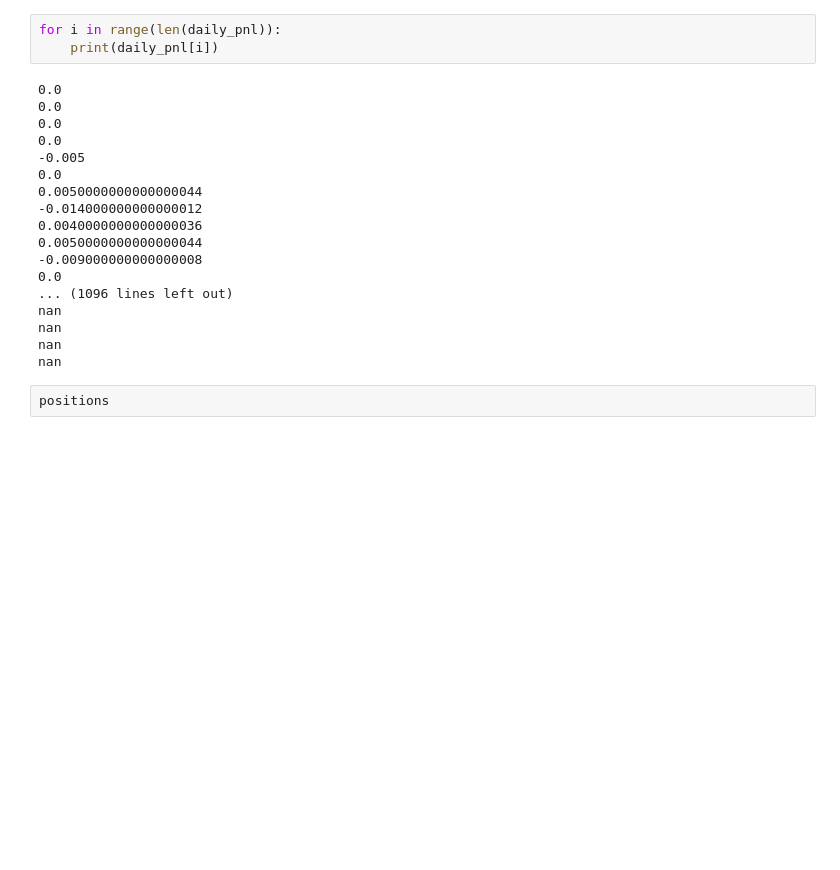
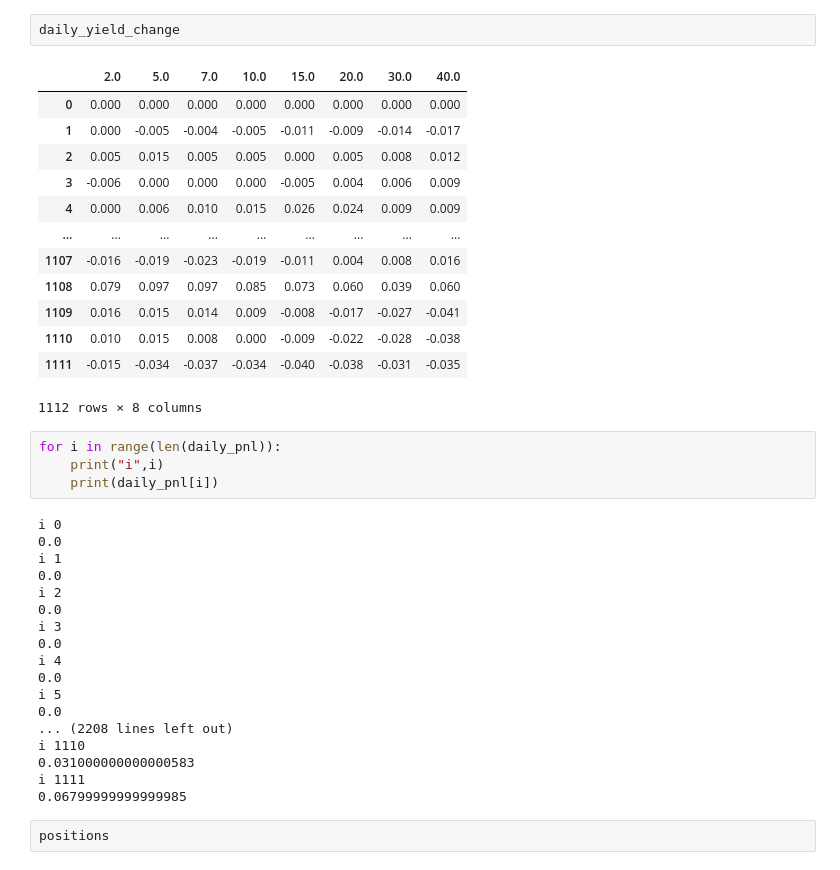
Before and after one commit to takumi-maker/dmd, a Jupyter notebook: 2+model.ipynb, the cells around one changed output. Drawn from its saved outputs; the diff is of its cells as text; blank space fills up the shorter version.

```diff
--- a/2+model.ipynb
+++ b/2+model.ipynb
@@ -191,25 +215,42 @@ pnl_matrix
 1112 rows × 8 columns
+# %%
+daily_yield_change
+# %% [output]
+|  | 2.0 | 5.0 | 7.0 | 10.0 | 15.0 | 20.0 | 30.0 | 40.0 |
+| 0 | 0.000 | 0.000 | 0.000 | 0.000 | 0.000 | 0.000 | 0.000 | 0.000 |
+| 1 | 0.000 | -0.005 | -0.004 | -0.005 | -0.011 | -0.009 | -0.014 | -0.017 |
+| 2 | 0.005 | 0.015 | 0.005 | 0.005 | 0.000 | 0.005 | 0.008 | 0.012 |
+| 3 | -0.006 | 0.000 | 0.000 | 0.000 | -0.005 | 0.004 | 0.006 | 0.009 |
+| 4 | 0.000 | 0.006 | 0.010 | 0.015 | 0.026 | 0.024 | 0.009 | 0.009 |
+| ... | ... | ... | ... | ... | ... | ... | ... | ... |
+| 1107 | -0.016 | -0.019 | -0.023 | -0.019 | -0.011 | 0.004 | 0.008 | 0.016 |
+| 1108 | 0.079 | 0.097 | 0.097 | 0.085 | 0.073 | 0.060 | 0.039 | 0.060 |
+| 1109 | 0.016 | 0.015 | 0.014 | 0.009 | -0.008 | -0.017 | -0.027 | -0.041 |
+| 1110 | 0.010 | 0.015 | 0.008 | 0.000 | -0.009 | -0.022 | -0.028 | -0.038 |
+| 1111 | -0.015 | -0.034 | -0.037 | -0.034 | -0.040 | -0.038 | -0.031 | -0.035 |
+1112 rows × 8 columns
 # %%
 for i in range(len(daily_pnl)):
+    print("i",i)
     print(daily_pnl[i])
 # %% [output]
+i 0
 0.0
+i 1
 0.0
+i 2
 0.0
+i 3
 0.0
--0.005
+i 4
 0.0
-0.0050000000000000044
--0.014000000000000012
-0.0040000000000000036
-0.0050000000000000044
--0.009000000000000008
+i 5
 0.0
-... (1096 lines left out)
-nan
-nan
-nan
-nan
+... (2208 lines left out)
+i 1110
+0.031000000000000583
+i 1111
+0.06799999999999985
 # %%
 positions
 # %% [output]
```
Also changed, not shown: parts of 6 cells of this notebook.
